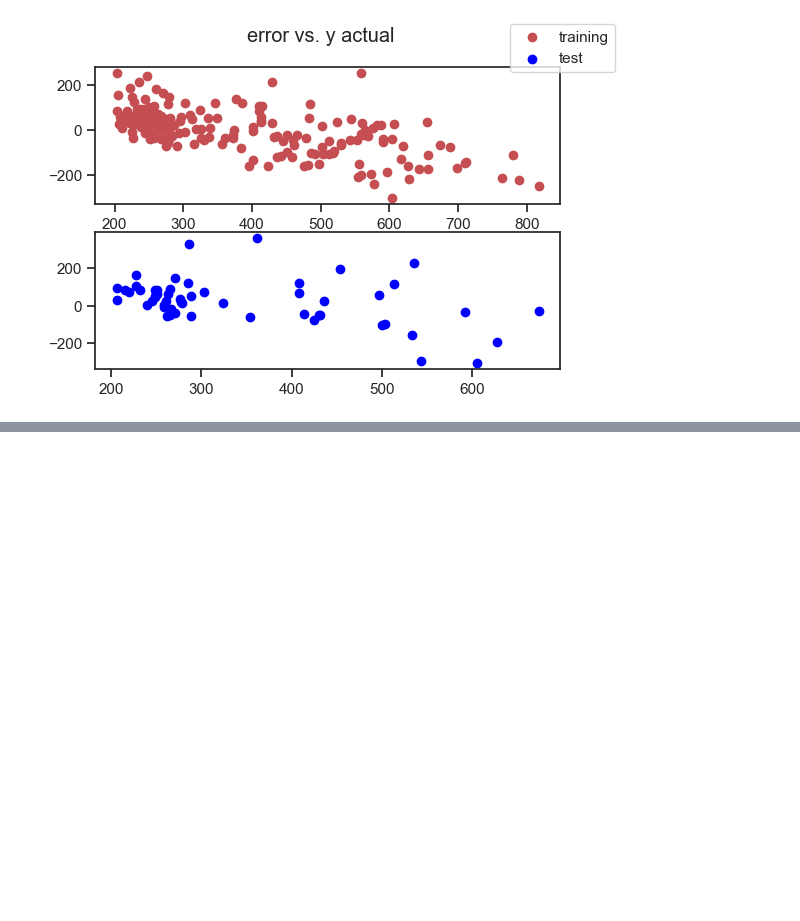
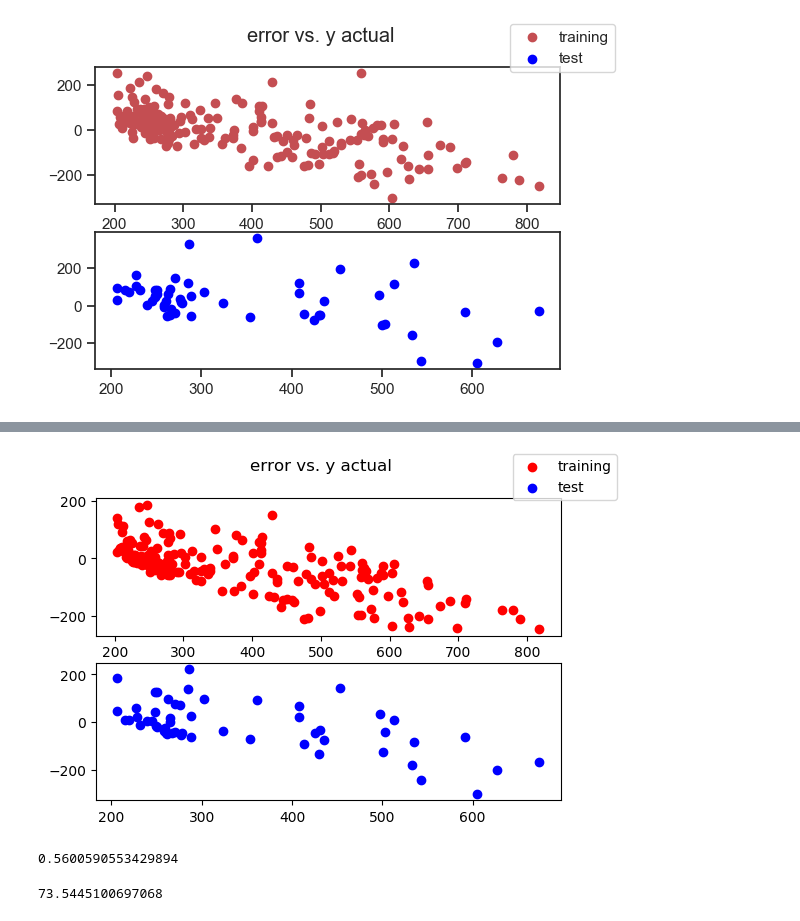
Before and after one commit to emissible/SPEEDCOM, a Jupyter notebook: SPEEDCOM/models/property_dnn.ipynb, the cells around one changed output, grey strips where cells are left out. Saved outputs shown, nothing was run; the diff lists cells and outputs as text; code cells hidden in the pictures; blank space fills up the shorter version.

Commit message:
added batchnormalization

```diff
--- a/SPEEDCOM/models/property_dnn.ipynb
+++ b/SPEEDCOM/models/property_dnn.ipynb
@@ -204,0 +207,4 @@ mutls.ModelUtils.plot_model(X_train,X_test,y_train,y_test,clf)
+# %%
+y_wl = df_prop[df_prop.columns[3]].values
+# %%
+X_train, X_test, y_train, y_test = dutls.DataUtils.splitData(X,y_wl,0.2)
@@ -204,0 +215,24 @@ mutls.ModelUtils.plot_model(X_train,X_test,y_train,y_test,clf)
+# %%
+model = Sequential()
+model.add(Dense(400, input_shape=(7,)))
+model.add(BatchNormalization())
+model.add(Activation('relu'))
+
+model.add(Dropout(0.2))
+
+model.add(Dense(200, activation='relu'))
+model.add(BatchNormalization())
+
+model.add(Dropout(0.2))
+model.add(Dense(100, activation='relu'))
+model.add(BatchNormalization())
+
+model.add(Dropout(0.2))
+model.add(Dense(50, activation='relu'))
+model.add(BatchNormalization())
+
+model.add(Dropout(0.2))
+model.add(Dense(25, activation='relu'))
+model.add(Dropout(0.2))
+model.add(Dense(1, activation='linear'))
+model.summary()
@@ -204,0 +257,3 @@ mutls.ModelUtils.plot_model(X_train,X_test,y_train,y_test,clf)
+# %%
+model.compile(optimizer='Adam', loss='mean_squared_error', metrics=['mean_absolute_error'])
+history = model.fit(X_train, y_train, batch_size=32, epochs=300, validation_data=[X_test, y_test])
@@ -204,0 +278,4 @@ mutls.ModelUtils.plot_model(X_train,X_test,y_train,y_test,clf)
+# %%
+mutls.ModelUtils.plot_model(X_train,X_test, y_train, y_test,model)
+# %% [output]
+[figure, added]
@@ -204,0 +288,8 @@ mutls.ModelUtils.plot_model(X_train,X_test,y_train,y_test,clf)
+# %%
+r2_score(y_train,y_pred)
+# %% [output]
+0.5600590553429894
+# %%
+mean_absolute_error(y_train,y_pred)
+# %% [output]
+73.5445100697068
```
Also changed, not shown: parts of 7 cells of this notebook.
